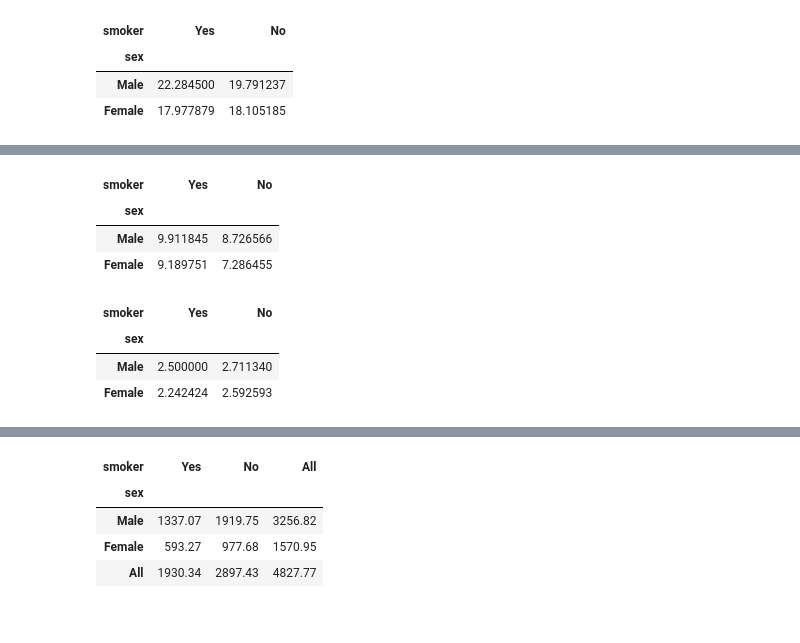
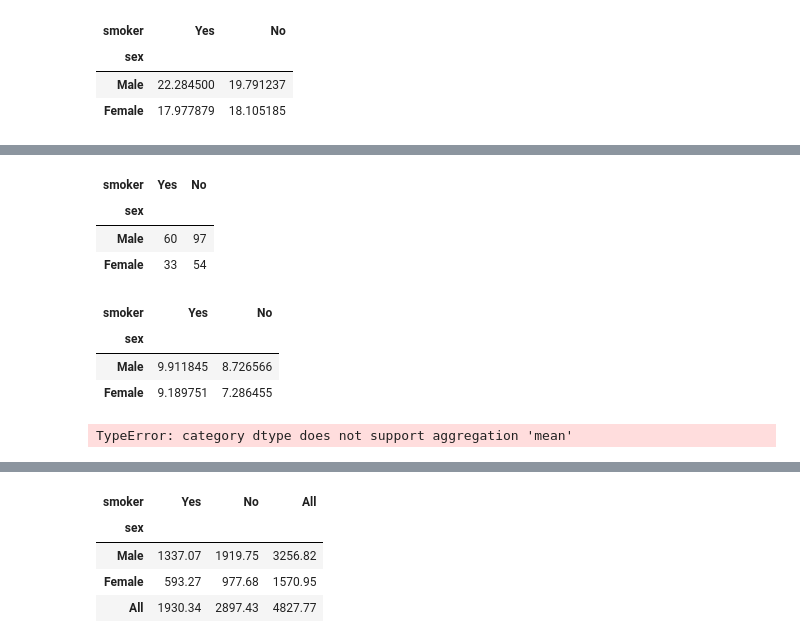
Before and after one commit to nadim-altaf/data-science-mentorship-campusx, a Jupyter notebook: Pandas/session_21_multiindex_objects.ipynb, the cells around one changed output, grey strips where cells are left out. Drawn from its saved outputs; the diff is of its cells as text; code cells hidden in the pictures.

```diff
--- a/Pandas/session_21_multiindex_objects.ipynb
+++ b/Pandas/session_21_multiindex_objects.ipynb
@@ -683,3 +691,11 @@ df.pivot_table(index='sex',columns='smoker',values='total_bill')
+# %%
+# aggfunc
+df.pivot_table(index='sex',columns='smoker',values='total_bill',aggfunc='count')
+# %% [output]
+| smoker | Yes | No |
+| sex |  |  |
+| Male | 60 | 97 |
+| Female | 33 | 54 |
 # %%
 # aggfunc
 df.pivot_table(index='sex',columns='smoker',values='total_bill',aggfunc='std')
@@ -690,12 +706,9 @@ df.pivot_table(index='sex',columns='smoker',values='total_bill',aggfunc='std')
 | Female | 9.189751 | 7.286455 |
 # %%
 # all cols together
-df.pivot_table(index='sex',columns='smoker')['size']
+df.pivot_table(index='sex',columns='smoker')
 # %% [output]
-| smoker | Yes | No |
-| sex |  |  |
-| Male | 2.500000 | 2.711340 |
-| Female | 2.242424 | 2.592593 |
+TypeError: category dtype does not support aggregation 'mean'
 # %%
 # multidimensional
 df.pivot_table(index=['sex','smoker'],columns=['day','time'],aggfunc={'size':'mean','tip':'max','total_bill':'sum'},margins=True)
```
Also changed, not shown: parts of 1 cell of this notebook.
